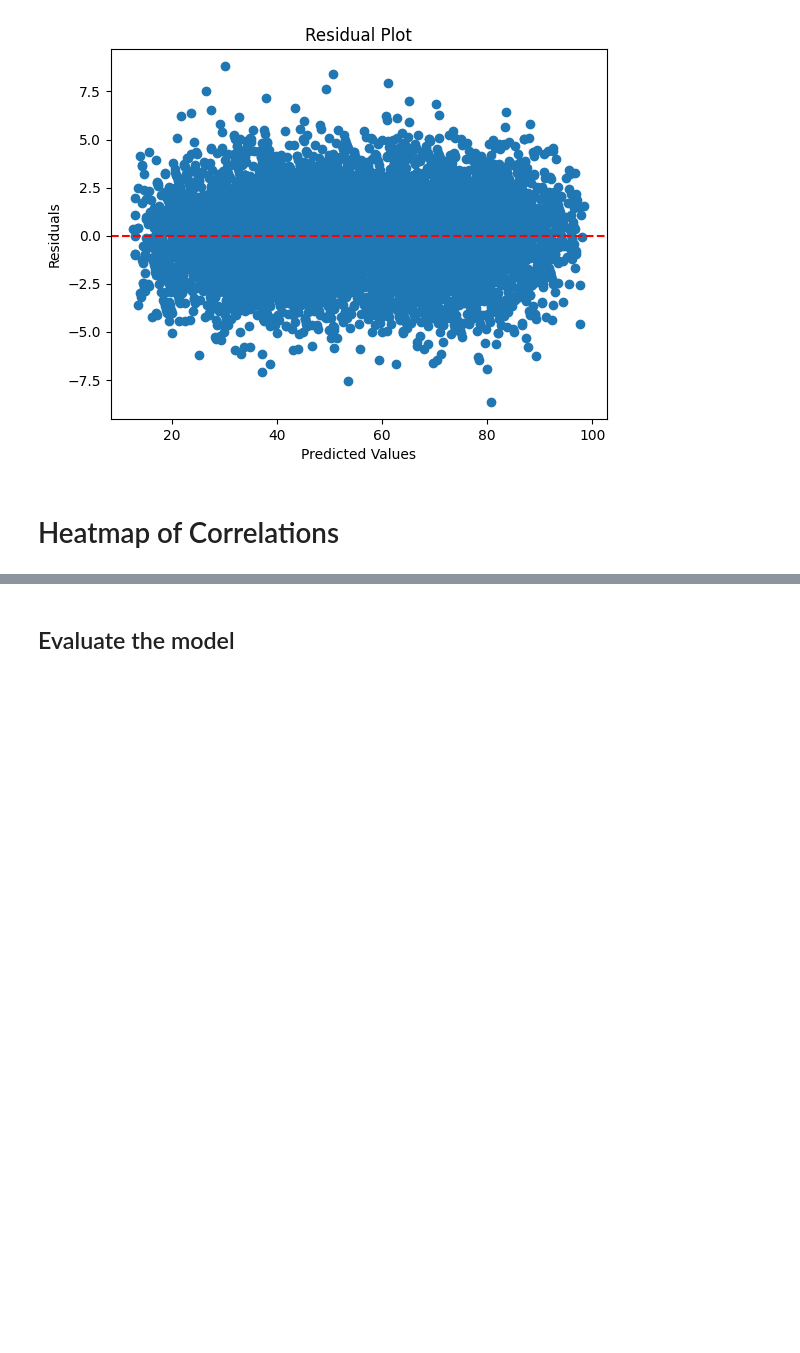
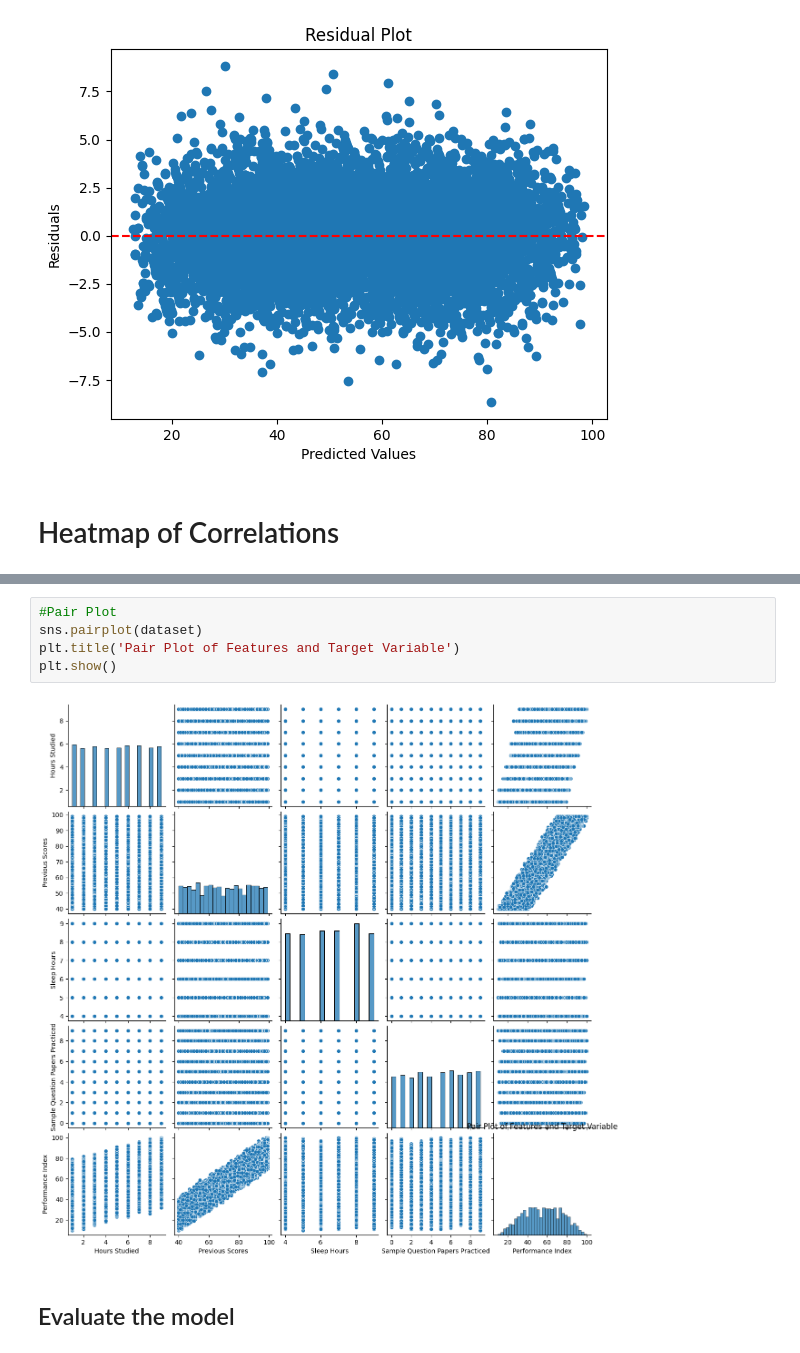
Before and after one commit to RamadeviKN/Student-Performance-Analysis-Using-Machine-Learning, a Jupyter notebook: Regression/student_performance_ml_regression.ipynb, the cells around one changed output, grey strips where cells are left out. Drawn from its saved outputs; the diff is of its cells as text; blank space fills up the shorter version.

```diff
--- a/Regression/student_performance_ml_regression.ipynb
+++ b/Regression/student_performance_ml_regression.ipynb
@@ -134,3 +135,10 @@ NameError: name 'sns' is not defined
+# %%
+#Pair Plot
+sns.pairplot(dataset)
+plt.title('Pair Plot of Features and Target Variable')
+plt.show()
+# %% [output]
+[figure, added]
 # %% [markdown]
 ## Evaluate the model
 # %%
```
Also changed, not shown: parts of 1 cell of this notebook.
